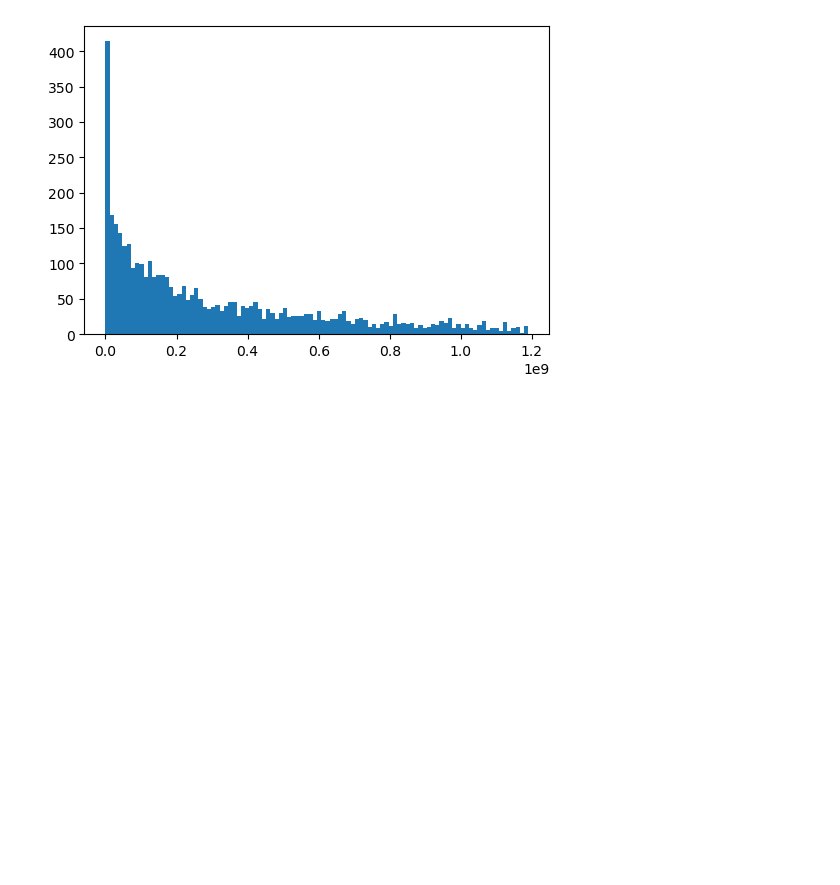
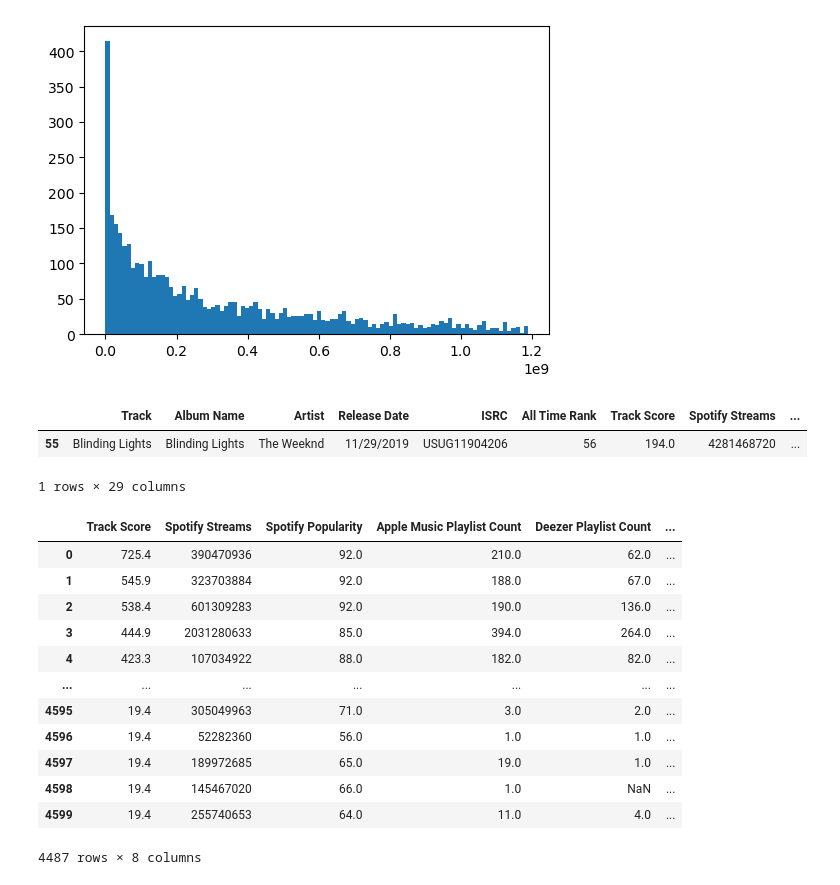
Before and after one commit to al-gent/msds_593_final, a Jupyter notebook: final.ipynb, the cells around one changed output. Drawn from its saved outputs; the diff is of its cells as text; code cells hidden in the pictures; blank space fills up the shorter version.

```diff
--- a/final.ipynb
+++ b/final.ipynb
@@ -141,3 +145,25 @@ plt.show()
 #Distribution looks exponential?
 # %% [output]
 [figure]
+# %%
+df_cleaned[df_cleaned['Spotify Streams']== df_cleaned['Spotify Streams'].max()]
+# %% [output]
+|  | Track | Album Name | Artist | Release Date | ISRC | All Time Rank | Track Score | Spotify Streams | ... |
+| 55 | Blinding Lights | Blinding Lights | The Weeknd | 11/29/2019 | USUG11904206 | 56 | 194.0 | 4281468720 | ... |
+1 rows × 29 columns
+# %%
+df_cleaned.select_dtypes(include=['number'])
+# %% [output]
+|  | Track Score | Spotify Streams | Spotify Popularity | Apple Music Playlist Count | Deezer Playlist Count | ... |
+| 0 | 725.4 | 390470936 | 92.0 | 210.0 | 62.0 | ... |
+| 1 | 545.9 | 323703884 | 92.0 | 188.0 | 67.0 | ... |
+| 2 | 538.4 | 601309283 | 92.0 | 190.0 | 136.0 | ... |
+| 3 | 444.9 | 2031280633 | 85.0 | 394.0 | 264.0 | ... |
+| 4 | 423.3 | 107034922 | 88.0 | 182.0 | 82.0 | ... |
+| ... | ... | ... | ... | ... | ... | ... |
+| 4595 | 19.4 | 305049963 | 71.0 | 3.0 | 2.0 | ... |
+| 4596 | 19.4 | 52282360 | 56.0 | 1.0 | 1.0 | ... |
+| 4597 | 19.4 | 189972685 | 65.0 | 19.0 | 1.0 | ... |
+| 4598 | 19.4 | 145467020 | 66.0 | 1.0 | NaN | ... |
+| 4599 | 19.4 | 255740653 | 64.0 | 11.0 | 4.0 | ... |
+4487 rows × 8 columns
```
Also changed, not shown: parts of 7 cells of this notebook, 1 other file.
